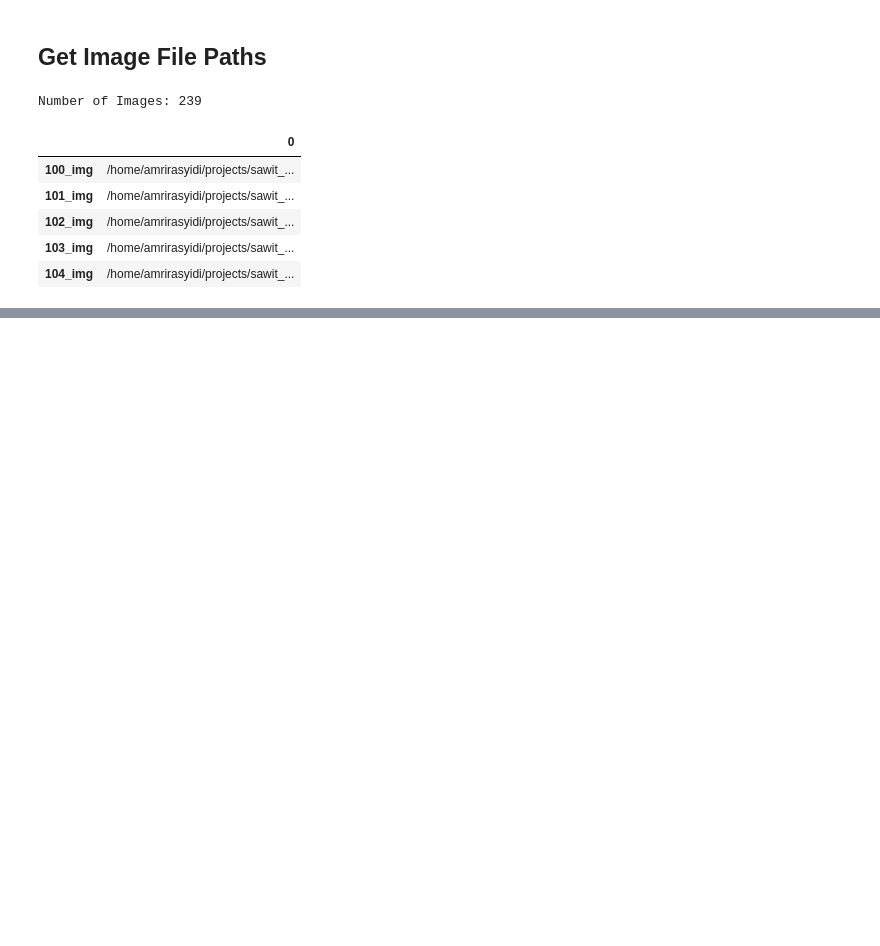
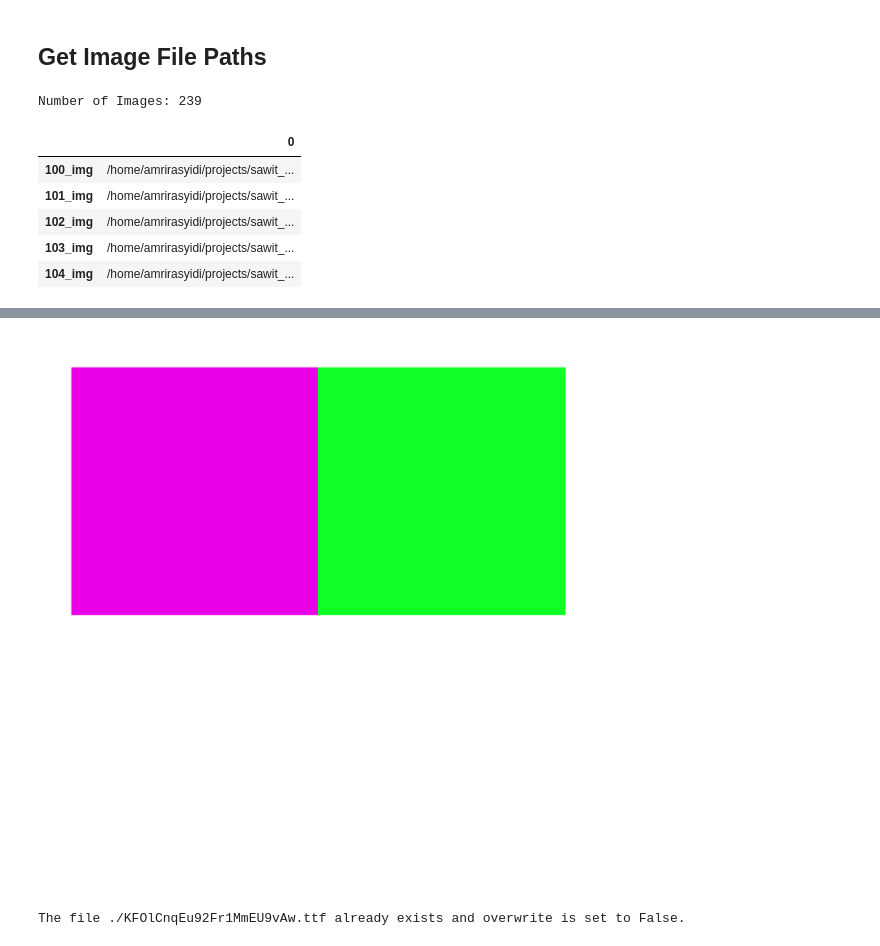
Before and after one commit to amrirasyidi/pytorch_tree_counting, a Jupyter notebook: training.ipynb, the cells around one changed output, grey strips where cells are left out. Saved outputs shown, nothing was run; the diff lists cells and outputs as text; code cells hidden in the pictures; blank space fills up the shorter version.

```diff
--- a/training.ipynb
+++ b/training.ipynb
@@ -409,0 +182,19 @@ UnpicklingError: Failed to interpret file '/home/amrirasyidi/projects/sawit_coun
+# %%
+# Generate a list of colors with a length equal to the number of labels
+colors = distinctipy.get_colors(len(class_names))
+
+# Make a copy of the color map in integer format
+int_colors = [tuple(int(c*255) for c in color) for color in colors]
+
+# Generate a color swatch to visualize the color map
+distinctipy.color_swatch(colors)
+# %% [output]
+[figure, added]
+# %%
+# Set the name of the font file
+font_file = 'KFOlCnqEu92Fr1MmEU9vAw.ttf'
+
+# Download the font file
+download_file(f"https://fonts.gstatic.com/s/roboto/v30/{font_file}", "./")
+# %% [output]
+The file ./KFOlCnqEu92Fr1MmEU9vAw.ttf already exists and overwrite is set to False.
```
Also changed, not shown: parts of 39 cells of this notebook.
